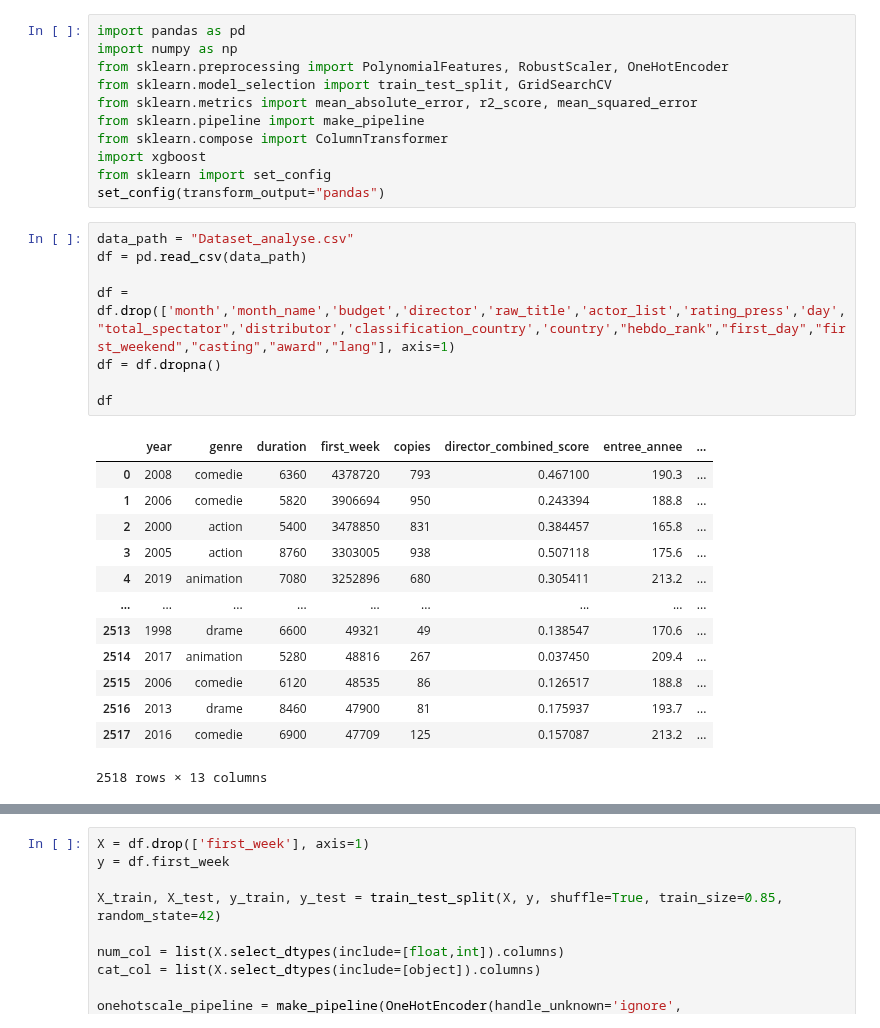
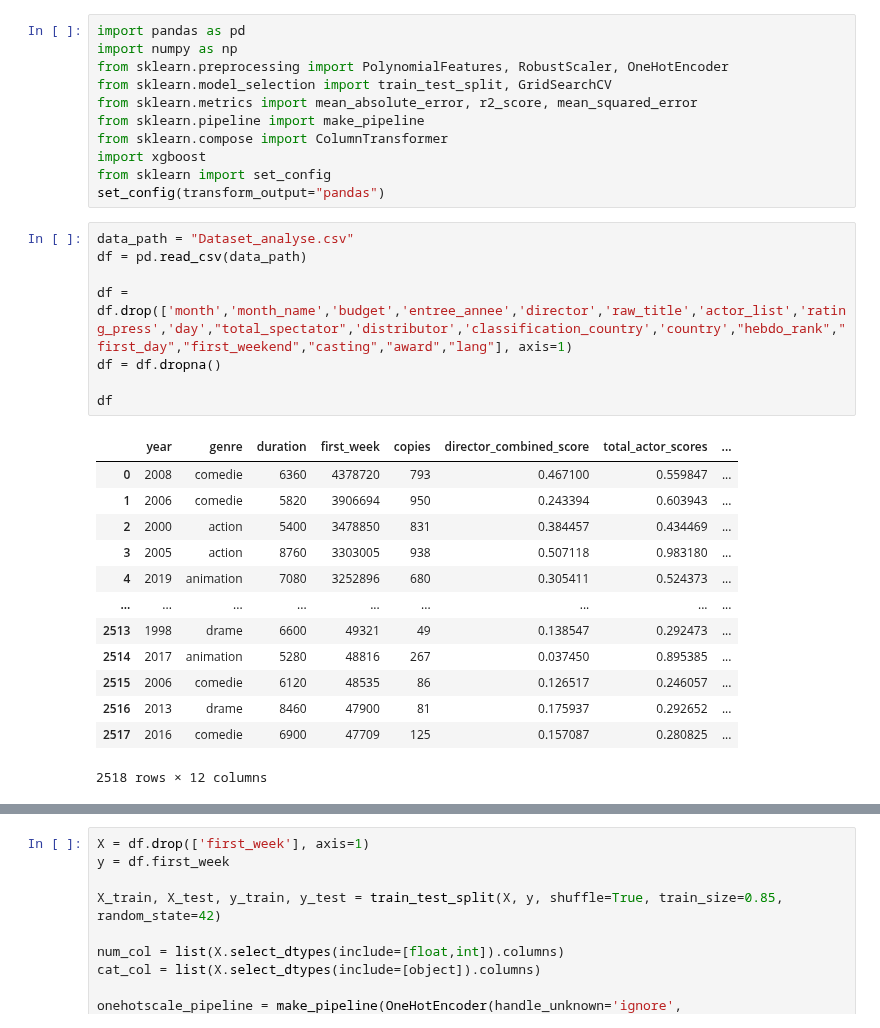
Before and after one commit to AFlo59/Brief_Popularity_Film, a Jupyter notebook: modelisation/model.ipynb, the cells around one changed output, grey strips where cells are left out. Cells and saved outputs as stored; diff of their text form.

```diff
--- a/modelisation/model.ipynb
+++ b/modelisation/model.ipynb
@@ -12,22 +12,22 @@ set_config(transform_output="pandas")
 # %%
 data_path = "Dataset_analyse.csv"
 df = pd.read_csv(data_path)
 
-df = df.drop(['month','month_name','budget','director','raw_title','actor_list','rating_press','day',"total_spectator",'distributor','classification_country','country',"hebdo_rank","first_day","first_weekend","casting","award","lang"], axis=1)
+df = df.drop(['month','month_name','budget','entree_annee','director','raw_title','actor_list','rating_press','day',"total_spectator",'distributor','classification_country','country',"hebdo_rank","first_day","first_weekend","casting","award","lang"], axis=1)
 df = df.dropna()
 
 df
 # %% [output]
-|  | year | genre | duration | first_week | copies | director_combined_score | entree_annee | ... |
-| 0 | 2008 | comedie | 6360 | 4378720 | 793 | 0.467100 | 190.3 | ... |
-| 1 | 2006 | comedie | 5820 | 3906694 | 950 | 0.243394 | 188.8 | ... |
-| 2 | 2000 | action | 5400 | 3478850 | 831 | 0.384457 | 165.8 | ... |
-| 3 | 2005 | action | 8760 | 3303005 | 938 | 0.507118 | 175.6 | ... |
-| 4 | 2019 | animation | 7080 | 3252896 | 680 | 0.305411 | 213.2 | ... |
+|  | year | genre | duration | first_week | copies | director_combined_score | total_actor_scores | ... |
+| 0 | 2008 | comedie | 6360 | 4378720 | 793 | 0.467100 | 0.559847 | ... |
+| 1 | 2006 | comedie | 5820 | 3906694 | 950 | 0.243394 | 0.603943 | ... |
+| 2 | 2000 | action | 5400 | 3478850 | 831 | 0.384457 | 0.434469 | ... |
+| 3 | 2005 | action | 8760 | 3303005 | 938 | 0.507118 | 0.983180 | ... |
+| 4 | 2019 | animation | 7080 | 3252896 | 680 | 0.305411 | 0.524373 | ... |
 | ... | ... | ... | ... | ... | ... | ... | ... | ... |
-| 2513 | 1998 | drame | 6600 | 49321 | 49 | 0.138547 | 170.6 | ... |
-| 2514 | 2017 | animation | 5280 | 48816 | 267 | 0.037450 | 209.4 | ... |
-| 2515 | 2006 | comedie | 6120 | 48535 | 86 | 0.126517 | 188.8 | ... |
-| 2516 | 2013 | drame | 8460 | 47900 | 81 | 0.175937 | 193.7 | ... |
-| 2517 | 2016 | comedie | 6900 | 47709 | 125 | 0.157087 | 213.2 | ... |
+| 2513 | 1998 | drame | 6600 | 49321 | 49 | 0.138547 | 0.292473 | ... |
+| 2514 | 2017 | animation | 5280 | 48816 | 267 | 0.037450 | 0.895385 | ... |
+| 2515 | 2006 | comedie | 6120 | 48535 | 86 | 0.126517 | 0.246057 | ... |
+| 2516 | 2013 | drame | 8460 | 47900 | 81 | 0.175937 | 0.292652 | ... |
+| 2517 | 2016 | comedie | 6900 | 47709 | 125 | 0.157087 | 0.280825 | ... |
-2518 rows × 13 columns
+2518 rows × 12 columns
```
Also changed, not shown: parts of 1 cell of this notebook, 2 other files.
